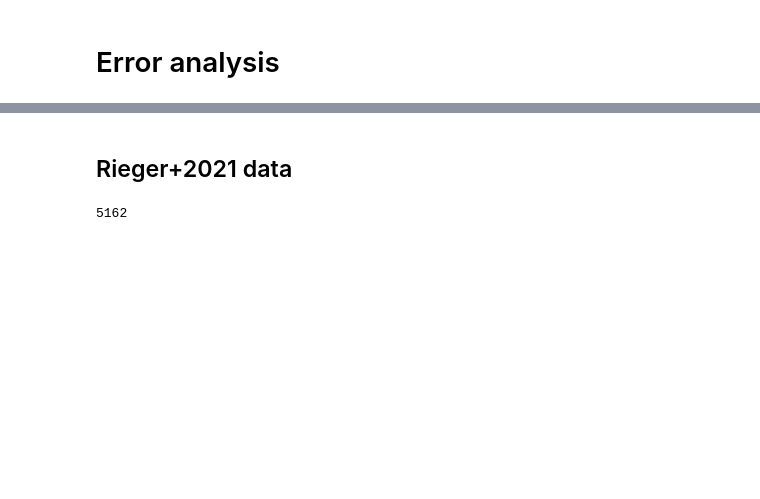
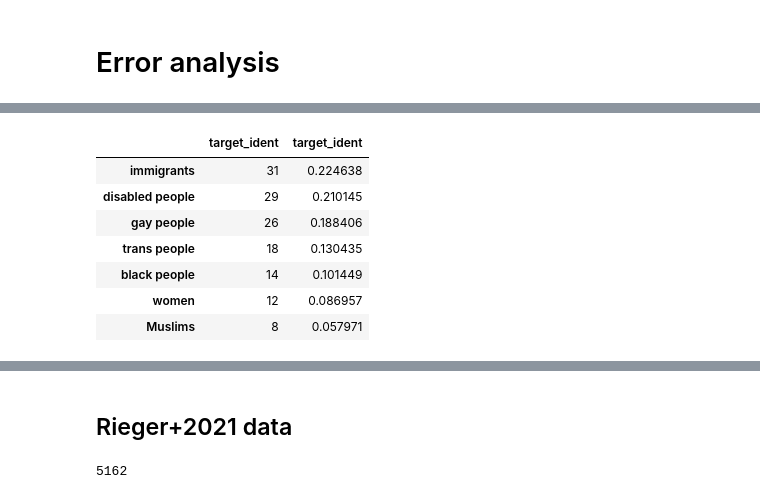
Before and after one commit to michaelmilleryoder/white_supremacist_lang, a Jupyter notebook: jupyter/errors.ipynb, the cells around one changed output, grey strips where cells are left out. Saved outputs shown, nothing was run; the diff lists cells and outputs as text; code cells hidden in the pictures; blank space fills up the shorter version.

```diff
--- a/jupyter/errors.ipynb
+++ b/jupyter/errors.ipynb
@@ -2,0 +132,13 @@
+# %%
+# Look at true negatives
+tn = data.query('label==0 and pred==0')
+pd.concat([tn.target_ident.value_counts(), tn.target_ident.value_counts(normalize=True)], axis=1)
+# %% [output]
+|  | target_ident | target_ident |
+| immigrants | 31 | 0.224638 |
+| disabled people | 29 | 0.210145 |
+| gay people | 26 | 0.188406 |
+| trans people | 18 | 0.130435 |
+| black people | 14 | 0.101449 |
+| women | 12 | 0.086957 |
+| Muslims | 8 | 0.057971 |
```
Also changed, not shown: parts of 21 cells of this notebook, 2 other files.
